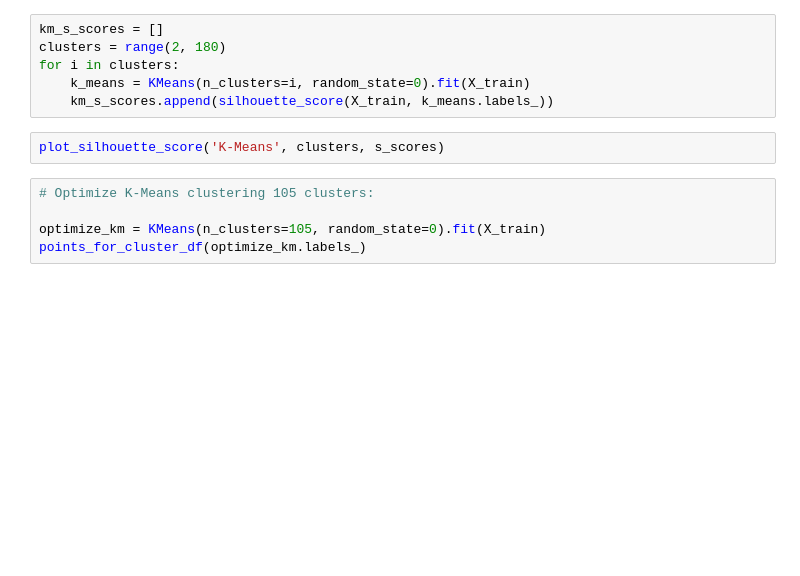
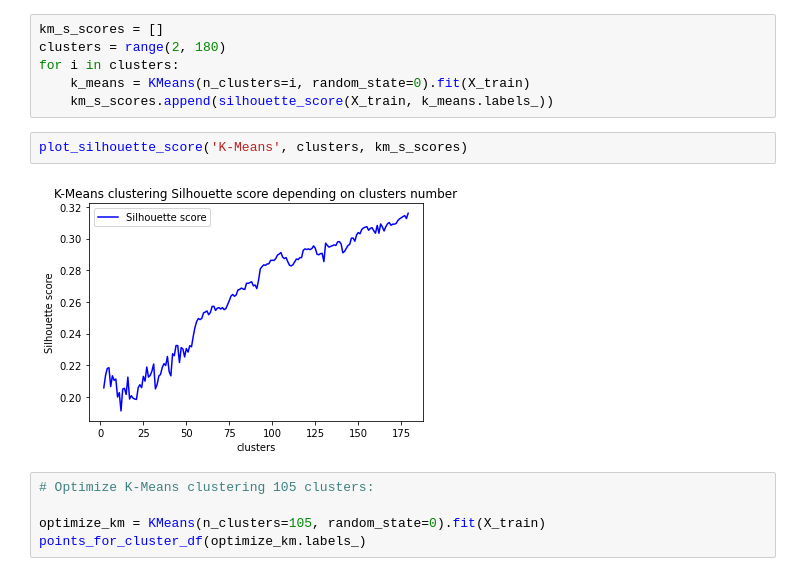
Before and after one commit to netanelGinish/AI_Introduction, a Jupyter notebook: Main Notebook - Final Version.ipynb, the cells around one changed output. Cells and saved outputs as stored; diff of their text form; blank space fills up the shorter version.

```diff
--- a/Main Notebook - Final Version.ipynb
+++ b/Main Notebook - Final Version.ipynb
@@ -481,7 +380,9 @@ for i in clusters:
     k_means = KMeans(n_clusters=i, random_state=0).fit(X_train)
     km_s_scores.append(silhouette_score(X_train, k_means.labels_))
 # %%
-plot_silhouette_score('K-Means', clusters, s_scores)
+plot_silhouette_score('K-Means', clusters, km_s_scores)
+# %% [output]
+[figure, added]
 # %%
 # Optimize K-Means clustering 105 clusters:
 
```
Also changed, not shown: parts of 46 cells of this notebook.
